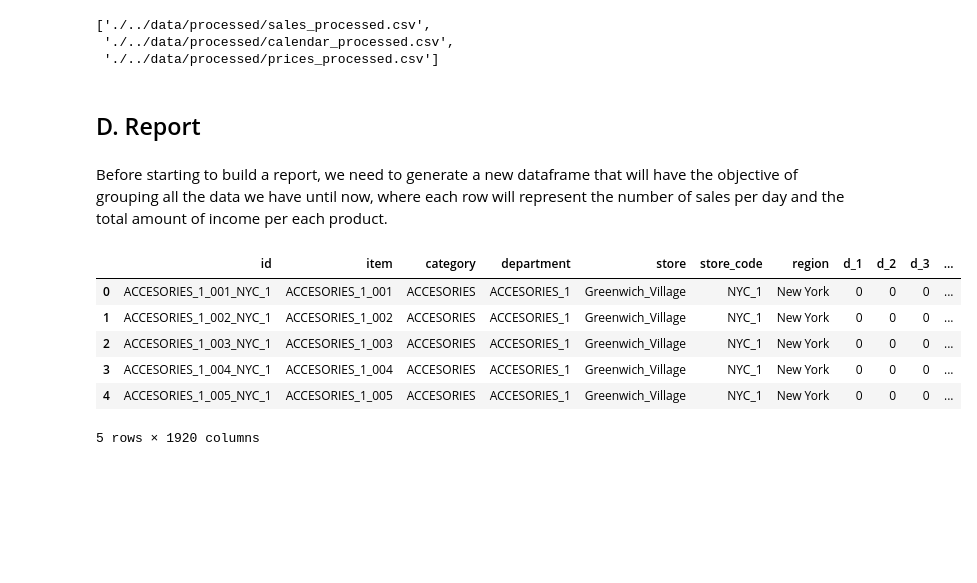
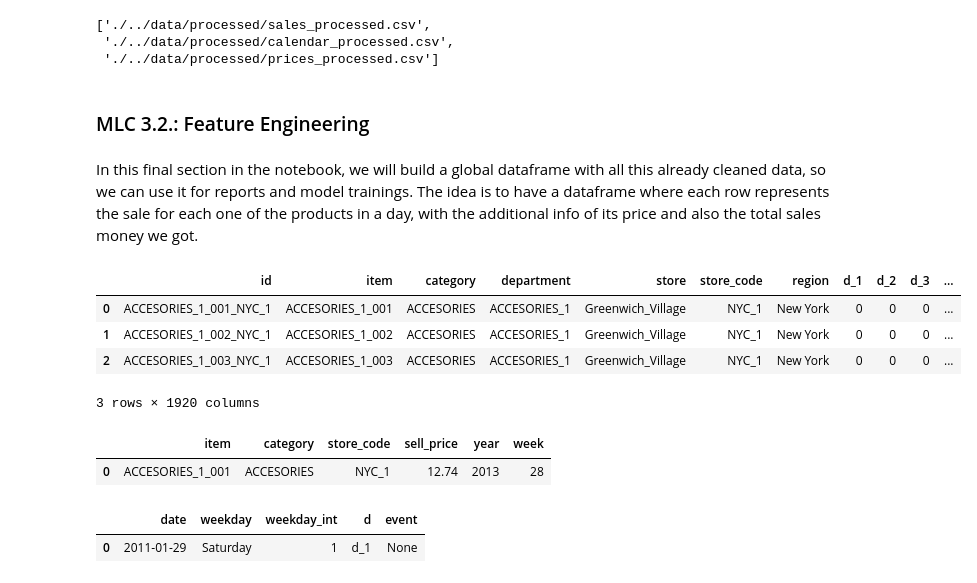
Before and after one commit to Maycas/DS-Market, a Jupyter notebook: 1 - Analysis/1 - Data Preparation.ipynb, the cells around one changed output. Cells and saved outputs as stored; diff of their text form; code cells hidden in the pictures; blank space fills up the shorter version.

Commit message:
Building towards global DF

```diff
--- a/1 - Analysis/1 - Data Preparation.ipynb
+++ b/1 - Analysis/1 - Data Preparation.ipynb
@@ -980,6 +980,6 @@ Overwriting file
  './../data/processed/calendar_processed.csv',
  './../data/processed/prices_processed.csv']
 # %% [markdown]
-## D. Report<a class="anchor" id="report"></a>
+### MLC 3.2.: Feature Engineering<a class="anchor" id="feature_engineering"></a>
-# %% [markdown]
-Before starting to build a report, we need to generate a new dataframe that will have the objective of grouping all the data we have until now, where each row will represent the number of sales per day and the total amount of income per each product.
+# %% [markdown]
+In this final section in the notebook, we will build a global dataframe with all this already cleaned data, so we can use it for reports and model trainings. The idea is to have a dataframe where each row represents the sale for each one of the products in a day, with the additional info of its price and also the total sales money we got.
@@ -986,10 +988,18 @@ Before starting to build a report, we need to generate a new dataframe that will
 # %%
-sales.head()
+sales.head(3)
 # %% [output]
 |  | id | item | category | department | store | store_code | region | d_1 | d_2 | d_3 | ... |
 | 0 | ACCESORIES_1_001_NYC_1 | ACCESORIES_1_001 | ACCESORIES | ACCESORIES_1 | Greenwich_Village | NYC_1 | New York | 0 | 0 | 0 | ... |
 | 1 | ACCESORIES_1_002_NYC_1 | ACCESORIES_1_002 | ACCESORIES | ACCESORIES_1 | Greenwich_Village | NYC_1 | New York | 0 | 0 | 0 | ... |
 | 2 | ACCESORIES_1_003_NYC_1 | ACCESORIES_1_003 | ACCESORIES | ACCESORIES_1 | Greenwich_Village | NYC_1 | New York | 0 | 0 | 0 | ... |
-| 3 | ACCESORIES_1_004_NYC_1 | ACCESORIES_1_004 | ACCESORIES | ACCESORIES_1 | Greenwich_Village | NYC_1 | New York | 0 | 0 | 0 | ... |
-| 4 | ACCESORIES_1_005_NYC_1 | ACCESORIES_1_005 | ACCESORIES | ACCESORIES_1 | Greenwich_Village | NYC_1 | New York | 0 | 0 | 0 | ... |
-5 rows × 1920 columns
+3 rows × 1920 columns
+# %%
+prices.head(1)
+# %% [output]
+|  | item | category | store_code | sell_price | year | week |
+| 0 | ACCESORIES_1_001 | ACCESORIES | NYC_1 | 12.74 | 2013 | 28 |
+# %%
+calendar.head(1)
+# %% [output]
+|  | date | weekday | weekday_int | d | event |
+| 0 | 2011-01-29 | Saturday | 1 | d_1 | None |
```
Also changed, not shown: parts of 12 cells of this notebook.
